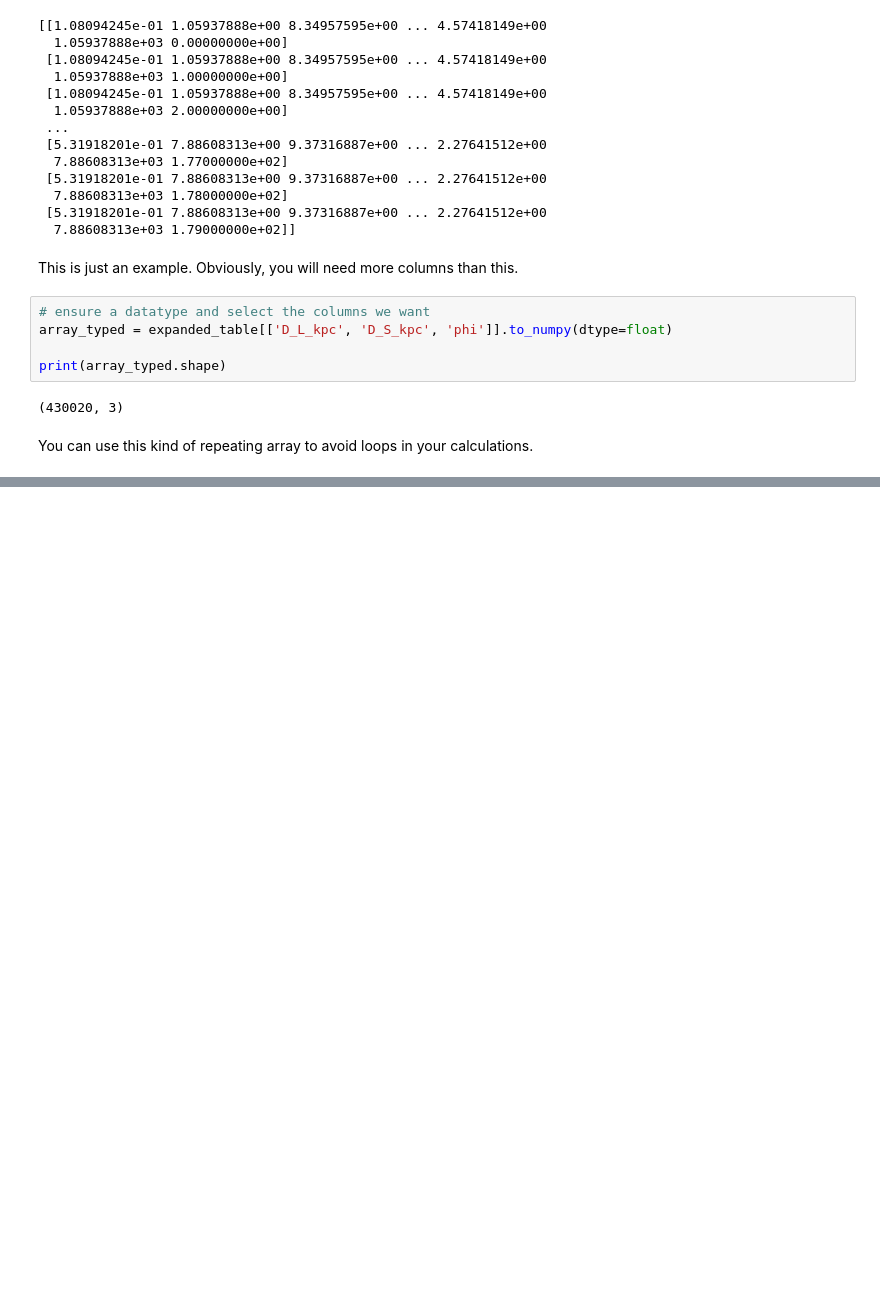
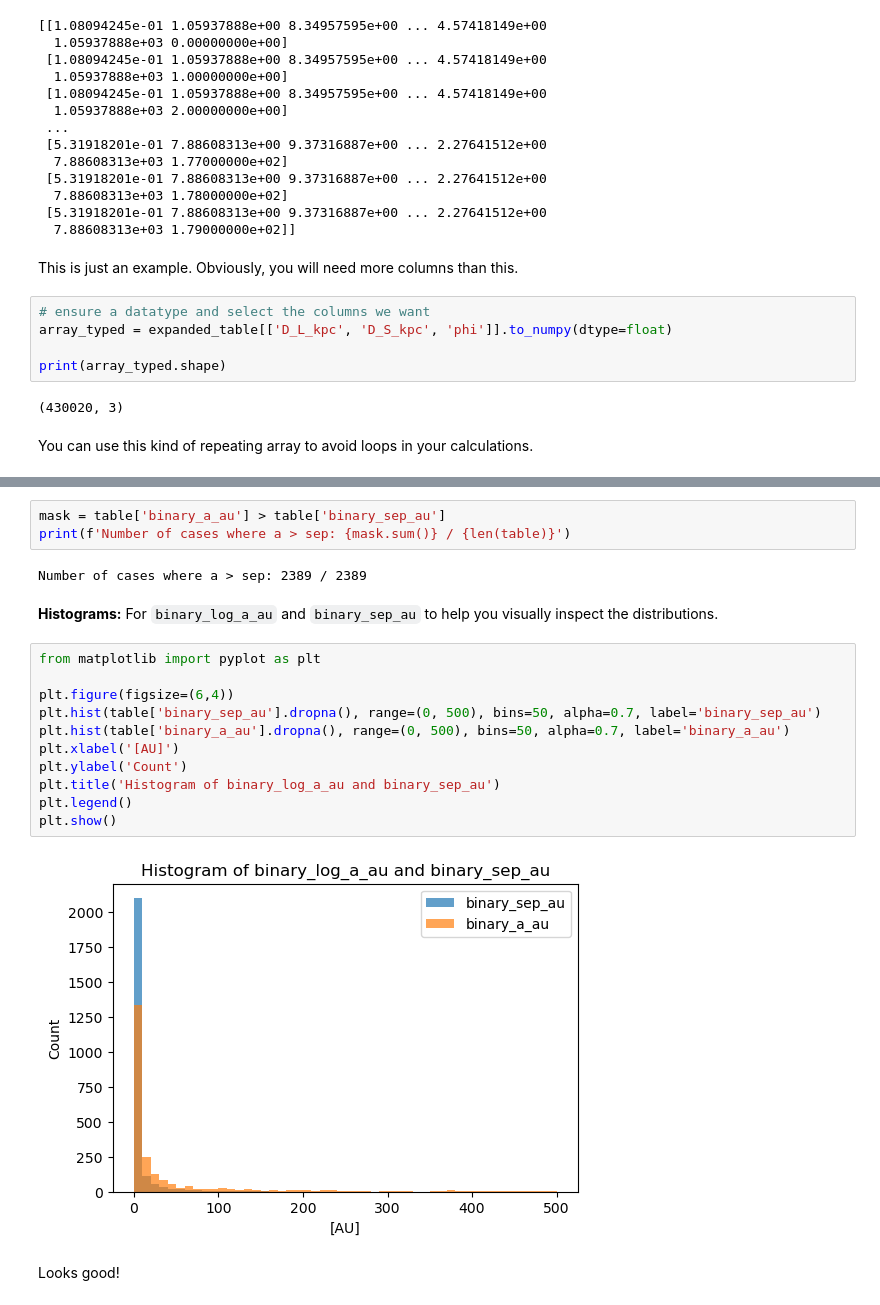
Before and after one commit to AmberLee2427/PopSyCLE-table, a Jupyter notebook: make_database.ipynb, the cells around one changed output, grey strips where cells are left out. Saved outputs shown, nothing was run; the diff lists cells and outputs as text; blank space fills up the shorter version.

```diff
--- a/make_database.ipynb
+++ b/make_database.ipynb
@@ -232,3 +253,27 @@ You can use this kind of repeating array to avoid loops in your calculations.
+# %%
+mask = table['binary_a_au'] > table['binary_sep_au']
+print(f'Number of cases where a > sep: {mask.sum()} / {len(table)}')
+# %% [output]
+Number of cases where a > sep: 2389 / 2389
+# %% [markdown]
+
+
+**Histograms:** For `binary_log_a_au` and `binary_sep_au` to help you visually inspect the distributions.
+# %%
+from matplotlib import pyplot as plt
+
+plt.figure(figsize=(6,4))
+plt.hist(table['binary_sep_au'].dropna(), range=(0, 500), bins=50, alpha=0.7, label='binary_sep_au')
+plt.hist(table['binary_a_au'].dropna(), range=(0, 500), bins=50, alpha=0.7, label='binary_a_au')
+plt.xlabel('[AU]')
+plt.ylabel('Count')
+plt.title('Histogram of binary_log_a_au and binary_sep_au')
+plt.legend()
+plt.show()
+# %% [output]
+[figure, added]
+# %% [markdown]
+Looks good!
 # %% [markdown]
 ## Units
 
```
Also changed, not shown: parts of 6 cells of this notebook, 2 other files.
